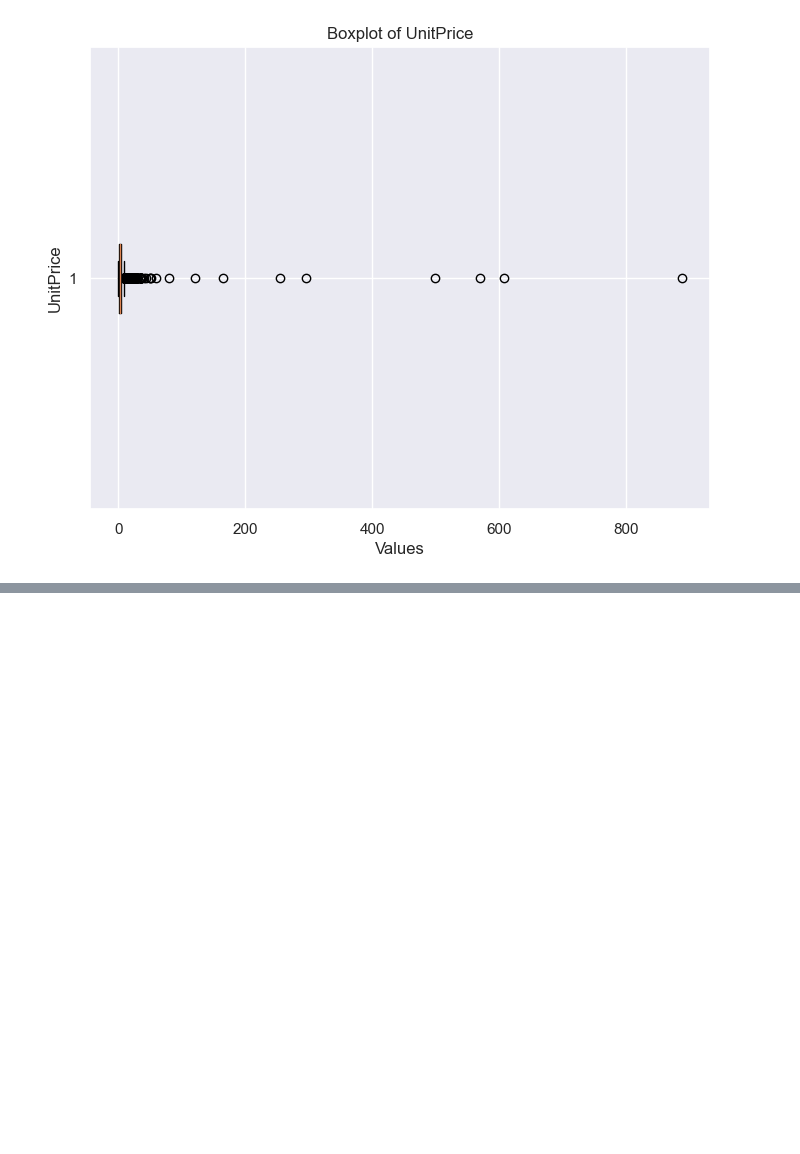
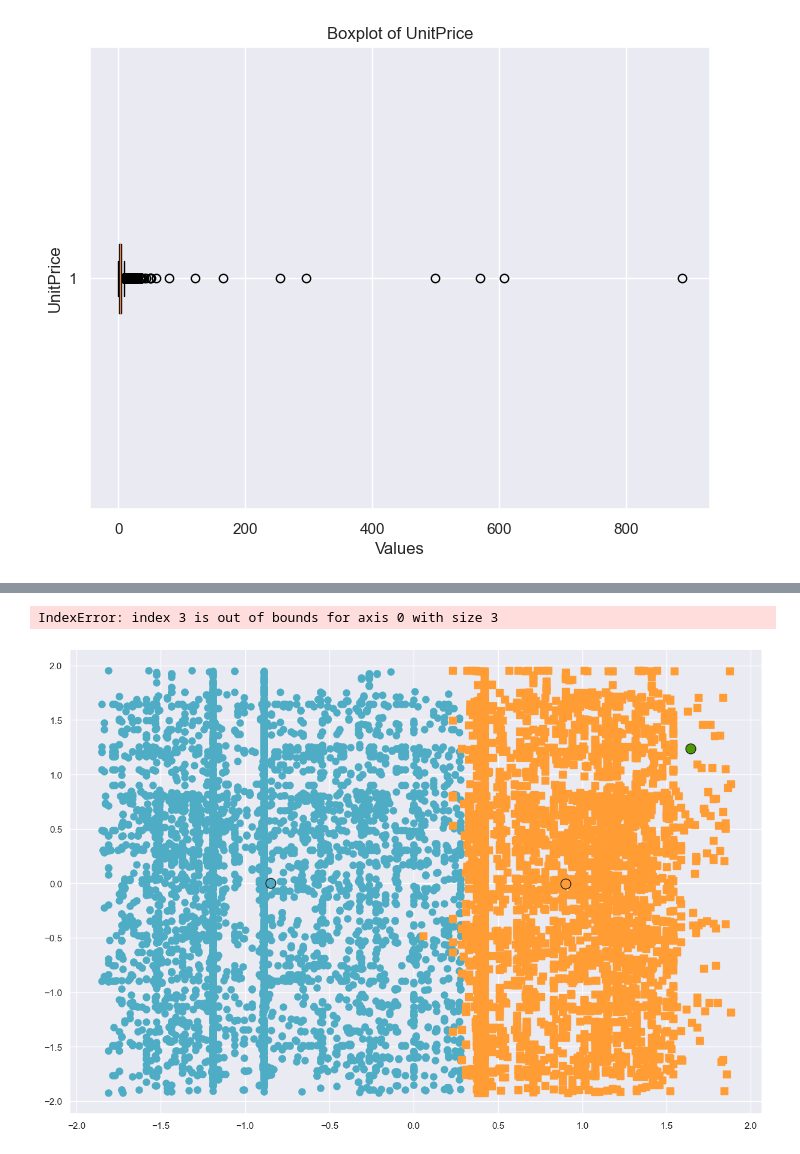
Before and after one commit to Rahafzsh/DataMiningTasks, a Jupyter notebook: lab10/lab 10.ipynb, the cells around one changed output, grey strips where cells are left out. Cells and saved outputs as stored; diff of their text form; code cells hidden in the pictures; blank space fills up the shorter version.

```diff
--- a/lab10/lab 10.ipynb
+++ b/lab10/lab 10.ipynb
@@ -287,0 +459,38 @@ plt.show()
+# %%
+import matplotlib.pyplot as plt
+
+# Define shapes for each cluster
+markers = ['o', 's', '^', 'x', '*', 'D', 'P', 'H', '8']
+
+# Plot result
+fig = plt.figure(figsize=(12, 20))
+fig.subplots_adjust(left=0.02, right=0.98, bottom=0.05, top=0.9)
+colors = ['#4EACC5', '#FF9C34', '#4E9A06', '#4EAF06', '#4E09C5']  # Add two more colors for 5 clusters
+
+# KMeans
+ax = fig.add_subplot(2, 1, 1)
+for k, col in zip(range(5), colors):
+    my_members = kmeans_labels == k
+    cluster_center = kmeans.cluster_centers_[k]
+    ax.plot(data_scaled[my_members, 0], data_scaled[my_members, 1], marker=markers[k], linestyle='', color=col, markersize=8)
+    ax.plot(cluster_center[0], cluster_center[1], 'o', markerfacecolor=col,
+            markeredgecolor='k', markersize=12)
+ax.set_title('KMeans')
+ax.set_xticks(())
+ax.set_yticks(())
+plt.text(-3.5, 1.8,  'silhouette score: %.4f' % kmeans_score)
+
+# Hierarchical Clustering
+ax = fig.add_subplot(2, 1, 2)
+for k, col in zip(range(5), colors):
+    my_members = df_hc == k
+    ax.plot(data_scaled[my_members, 0], data_scaled[my_members, 1], marker=markers[k], linestyle='', color=col, markersize=8)
+ax.set_title('Hierarchical Clustering')
+ax.set_xticks(())
+ax.set_yticks(())
+plt.text(-3.5, 1.8, 'silhouette score: %.4f' % hierarchical_score)
+
+plt.show()
+# %% [output]
+IndexError: index 3 is out of bounds for axis 0 with size 3
+[figure, added]
```
Also changed, not shown: parts of 11 cells of this notebook.
